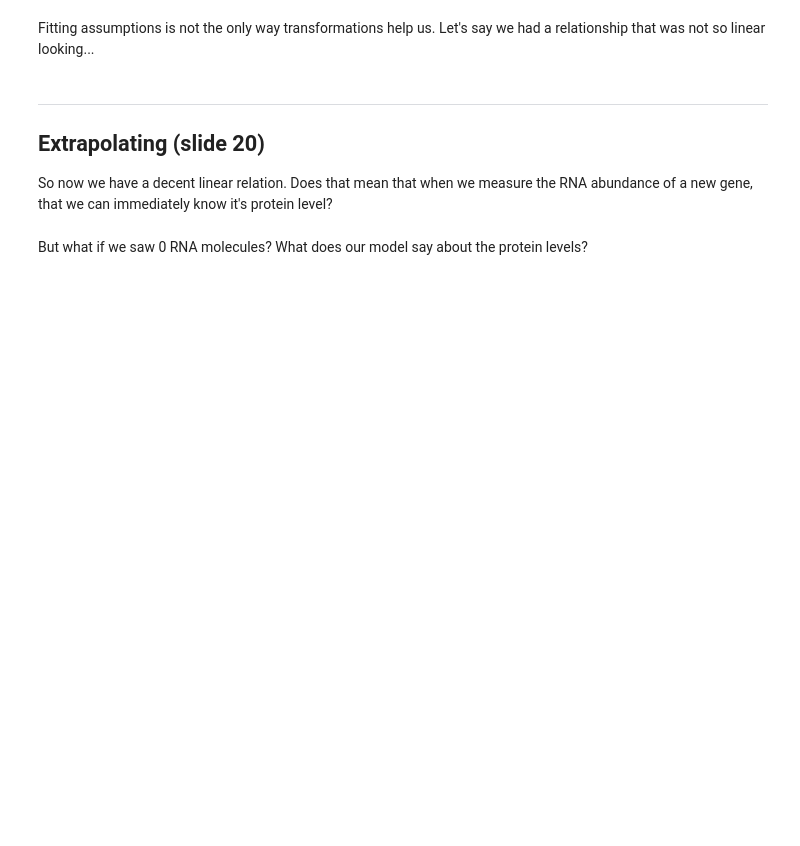
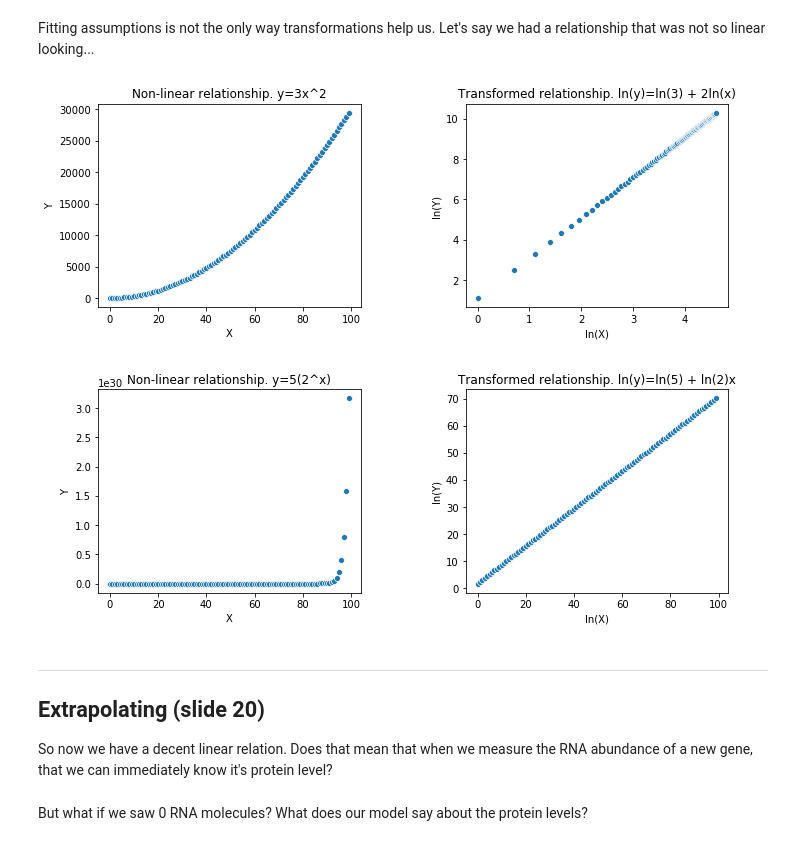
Before and after one commit to asizemore/ENM_375_lecture_code, a Jupyter notebook: lecture_21_04_14_2020/Lecture_21_demos_and_exercise-studnet.ipynb, the cells around one changed output. Cells and saved outputs as stored; diff of their text form; code cells hidden in the pictures; blank space fills up the shorter version.

```diff
--- a/lecture_21_04_14_2020/Lecture_21_demos_and_exercise-studnet.ipynb
+++ b/lecture_21_04_14_2020/Lecture_21_demos_and_exercise-studnet.ipynb
@@ -219,35 +238,37 @@ Fitting assumptions is not the only way transformations help us. Let's say we ha
 x_values = np.arange(100)
 y1_values = 3*(x_values)**2
 y2_values = 5*np.float_power(2, x_values)
 
 plt.figure(figsize=(10,9))
 
 plt.subplot(2, 2, 1)
 sns.scatterplot(x_values, y1_values)
 plt.xlabel("X")
 plt.ylabel("Y")
 plt.title("Non-linear relationship. y=3x^2")
 
 plt.subplot(2,2,2)
 sns.scatterplot(np.log(x_values), np.log(y1_values))
 plt.xlabel("ln(X)")
 plt.ylabel("ln(Y)")
 plt.title("Transformed relationship. ln(y)=ln(3) + 2ln(x)")
 
 plt.subplot(2,2,3)
 sns.scatterplot(x_values, y2_values)
 plt.xlabel("X")
 plt.ylabel("Y")
-plt.title("Non-linear relationship. y=5(10^x)")
+plt.title("Non-linear relationship. y=5(2^x)")
 
 plt.subplot(2,2,4)
 sns.scatterplot(x_values, np.log(y2_values))
 plt.xlabel("ln(X)")
 plt.ylabel("ln(Y)")
-plt.title("Transformed relationship. ln(y)=ln(5) + ln(10)x")
+plt.title("Transformed relationship. ln(y)=ln(5) + ln(2)x")
 
 # Adjust spacing between the subplots
 plt.subplots_adjust(bottom=None, right=1, top=None, wspace=0.4, hspace = 0.4)
+# %% [output]
+[figure, added]
 # %% [markdown]
 ------
 ## Extrapolating (slide 20)
```
Also changed, not shown: parts of 11 cells of this notebook, 6 other files.
